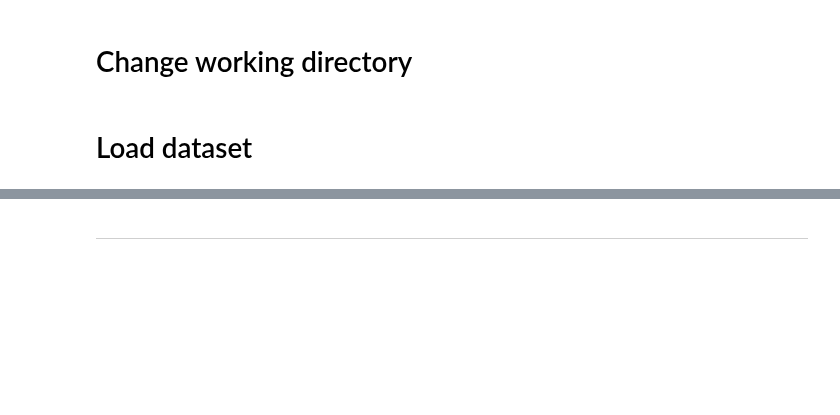
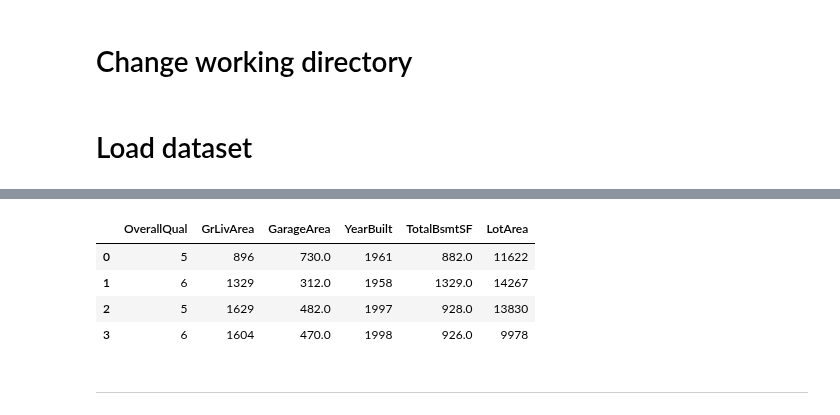
Before and after one commit to JL-14/milestone-project-housing-issues, a Jupyter notebook: jupyter_notebooks/Notebook_8_BestModel.ipynb, the cells around one changed output, grey strips where cells are left out. Drawn from its saved outputs; the diff is of its cells as text; code cells hidden in the pictures; blank space fills up the shorter version.

```diff
--- a/jupyter_notebooks/Notebook_8_BestModel.ipynb
+++ b/jupyter_notebooks/Notebook_8_BestModel.ipynb
@@ -38,3 +71,11 @@ print("New Current Directory:", current_dir)
+# %%
+df_houseprices_inheritedhouses[['OverallQual', 'GrLivArea', 'GarageArea', 'YearBuilt', 'TotalBsmtSF', 'LotArea']]
+# %% [output]
+|  | OverallQual | GrLivArea | GarageArea | YearBuilt | TotalBsmtSF | LotArea |
+| 0 | 5 | 896 | 730.0 | 1961 | 882.0 | 11622 |
+| 1 | 6 | 1329 | 312.0 | 1958 | 1329.0 | 14267 |
+| 2 | 5 | 1629 | 482.0 | 1997 | 928.0 | 13830 |
+| 3 | 6 | 1604 | 470.0 | 1998 | 926.0 | 9978 |
 # %% [markdown]
 ---
 # %% [markdown]
```
Also changed, not shown: parts of 2 cells of this notebook, 10 other files.
